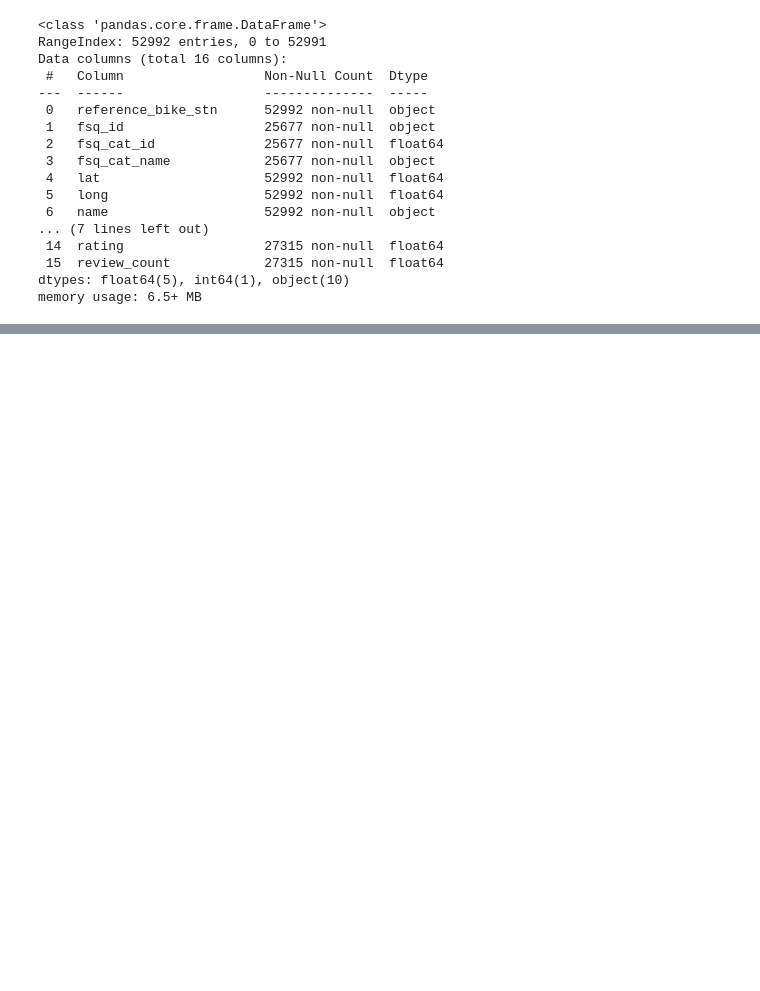
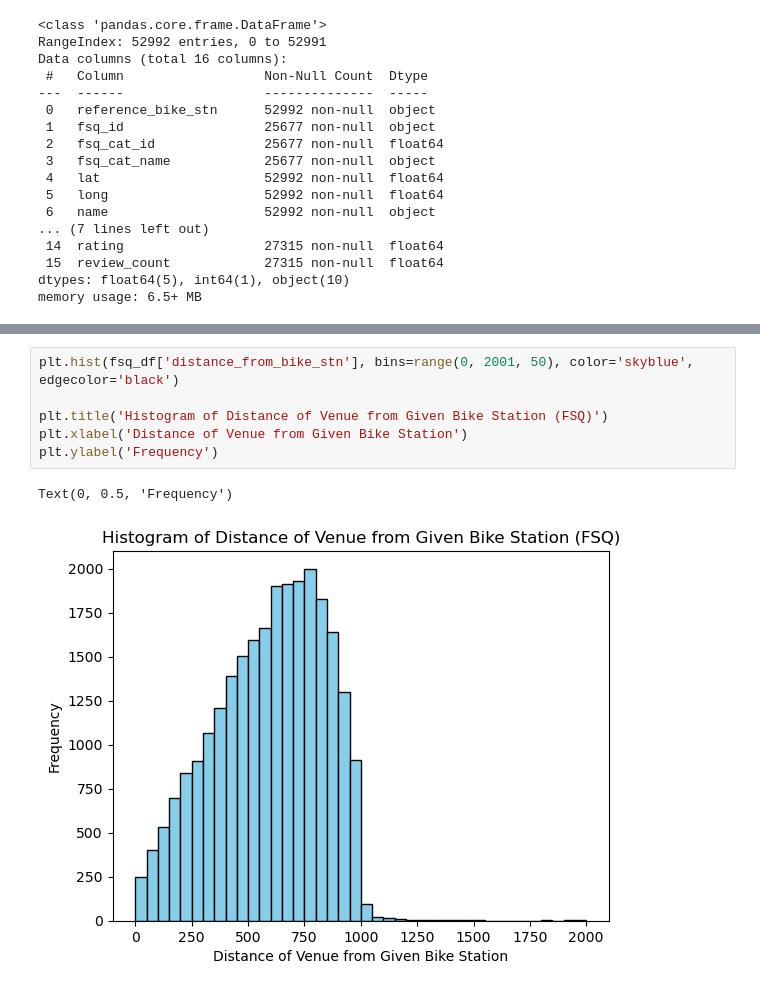
Before and after one commit to briggyx/biking_bayarea, a Jupyter notebook: docs/joining_data_and_EDA.ipynb, the cells around one changed output, grey strips where cells are left out. Cells and saved outputs as stored; diff of their text form; blank space fills up the shorter version.

```diff
--- a/docs/joining_data_and_EDA.ipynb
+++ b/docs/joining_data_and_EDA.ipynb
@@ -86,0 +248,9 @@ combined_df.head(5)
+# %%
+plt.hist(fsq_df['distance_from_bike_stn'], bins=range(0, 2001, 50), color='skyblue', edgecolor='black')
+
+plt.title('Histogram of Distance of Venue from Given Bike Station (FSQ)')
+plt.xlabel('Distance of Venue from Given Bike Station')
+plt.ylabel('Frequency')
+# %% [output]
+Text(0, 0.5, 'Frequency')
+[figure, added]
```
Also changed, not shown: parts of 12 cells of this notebook.
